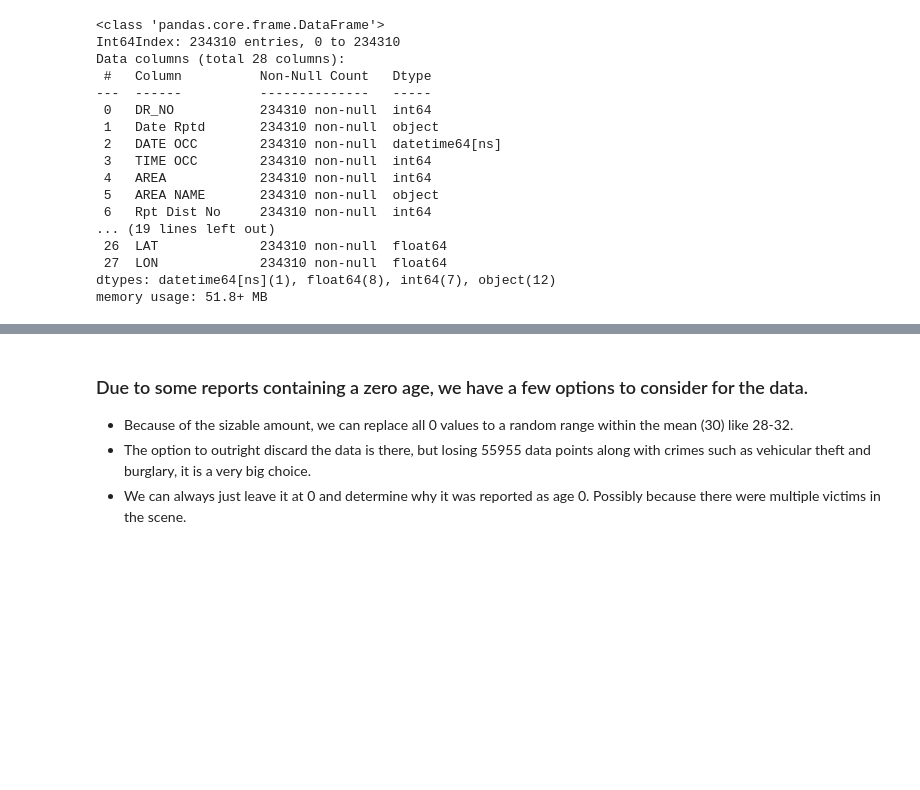
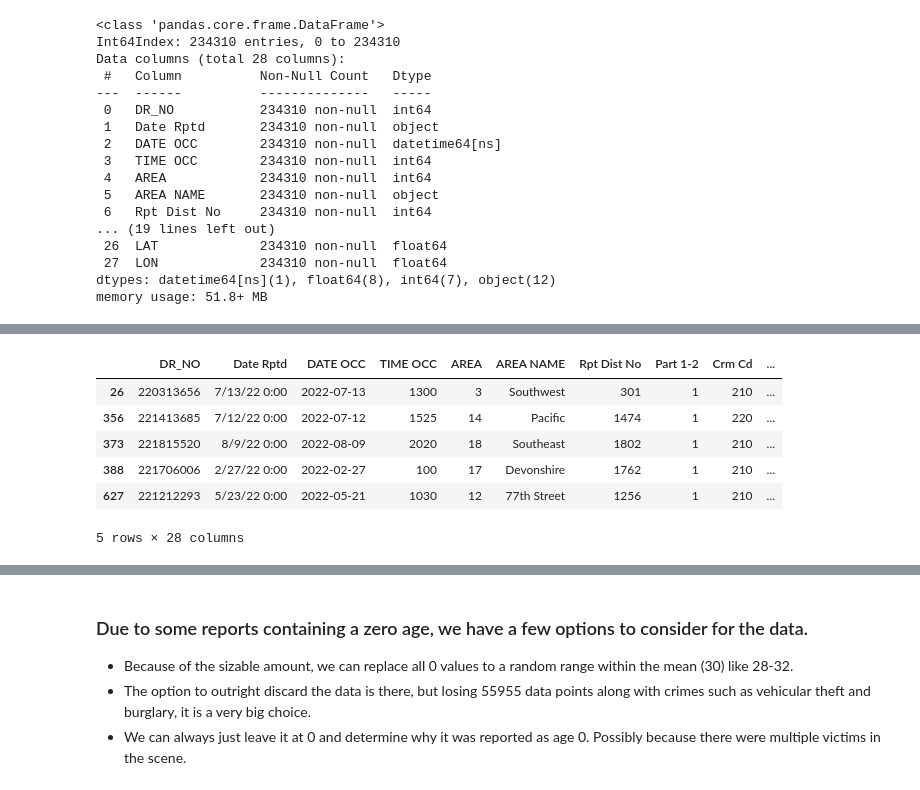
Before and after one commit to AshelynAllred/Data-Analysis-Project-1, a Jupyter notebook: main-Copy-julius.ipynb, the cells around one changed output, grey strips where cells are left out. Cells and saved outputs as stored; diff of their text form; code cells hidden in the pictures; blank space fills up the shorter version.

```diff
--- a/main-Copy-julius.ipynb
+++ b/main-Copy-julius.ipynb
@@ -80,0 +142,12 @@ crime_data.columns
+# %%
+homicide_crimes = homicide_crimes[homicide_crimes["Mocodes"].notna()]
+gun_robberies = homicide_crimes.loc[homicide_crimes["Mocodes"].str.contains("0302"),:]
+gun_robberies.head()
+# %% [output]
+|  | DR_NO | Date Rptd | DATE OCC | TIME OCC | AREA | AREA NAME | Rpt Dist No | Part 1-2 | Crm Cd | ... |
+| 26 | 220313656 | 7/13/22 0:00 | 2022-07-13 | 1300 | 3 | Southwest | 301 | 1 | 210 | ... |
+| 356 | 221413685 | 7/12/22 0:00 | 2022-07-12 | 1525 | 14 | Pacific | 1474 | 1 | 220 | ... |
+| 373 | 221815520 | 8/9/22 0:00 | 2022-08-09 | 2020 | 18 | Southeast | 1802 | 1 | 210 | ... |
+| 388 | 221706006 | 2/27/22 0:00 | 2022-02-27 | 100 | 17 | Devonshire | 1762 | 1 | 210 | ... |
+| 627 | 221212293 | 5/23/22 0:00 | 2022-05-21 | 1030 | 12 | 77th Street | 1256 | 1 | 210 | ... |
+5 rows × 28 columns
```
Also changed, not shown: parts of 16 cells of this notebook.
